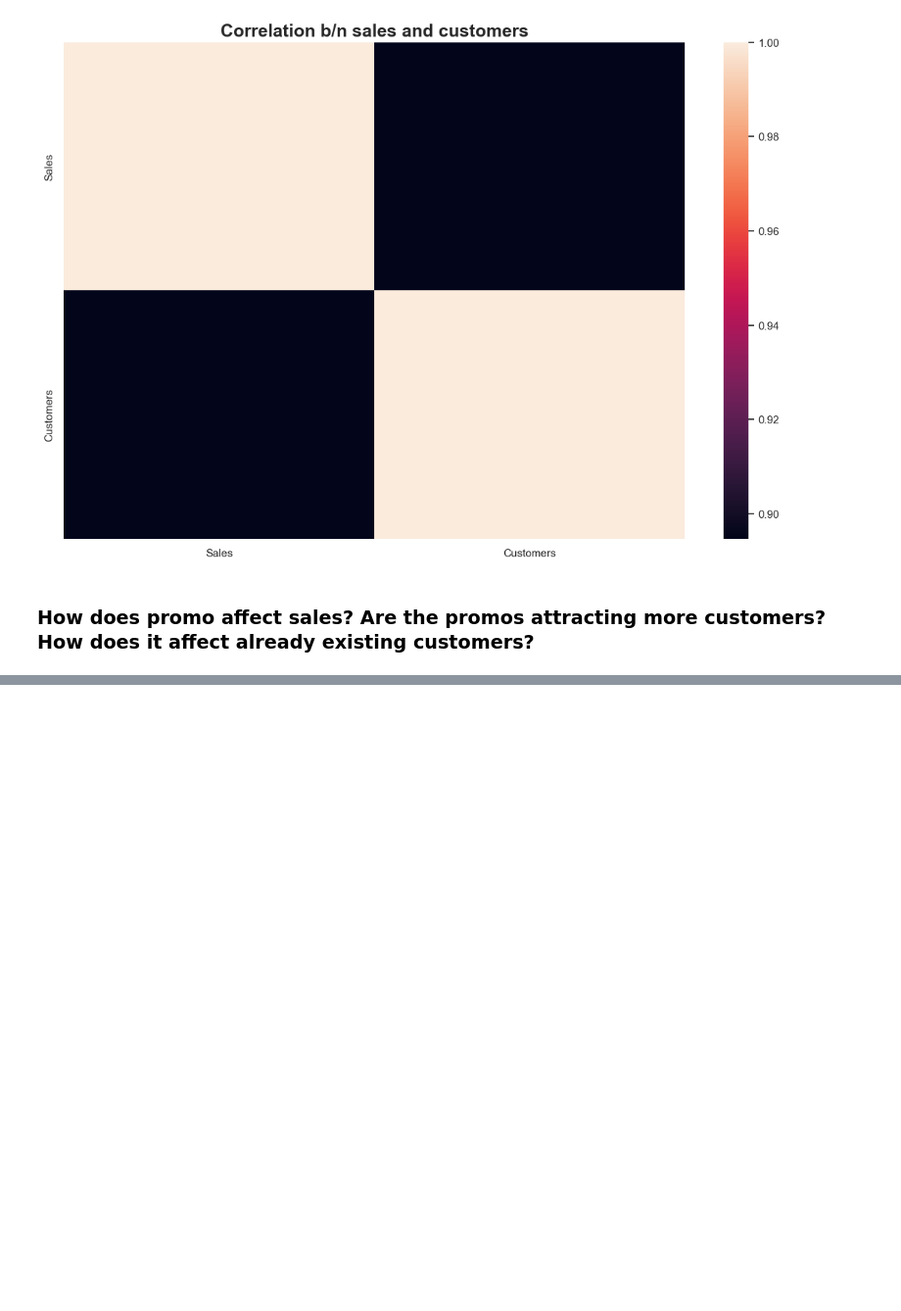
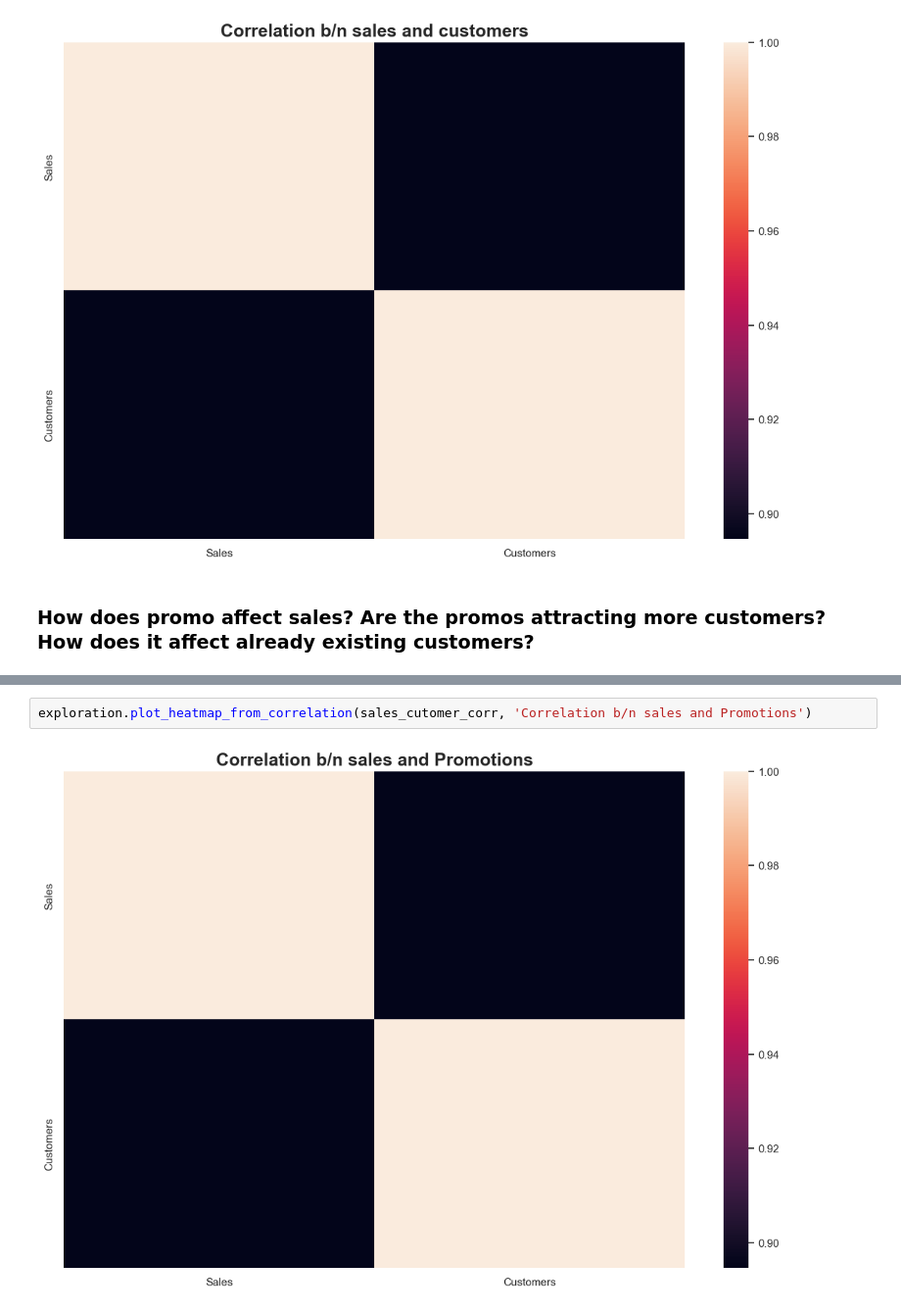
Before and after one commit to HenokD11/SalesPrediction, a Jupyter notebook: notebooks/EDA.ipynb, the cells around one changed output, grey strips where cells are left out. Shown at 98% size. Saved outputs shown, nothing was run; the diff lists cells and outputs as text; blank space fills up the shorter version.

```diff
--- a/notebooks/EDA.ipynb
+++ b/notebooks/EDA.ipynb
@@ -295,0 +304,4 @@ exploration.plot_heatmap_from_correlation(sales_cutomer_corr, 'Correlation b/n s
+# %%
+exploration.plot_heatmap_from_correlation(sales_cutomer_corr, 'Correlation b/n sales and Promotions')
+# %% [output]
+[figure, added]
```
Also changed, not shown: parts of 5 cells of this notebook.
